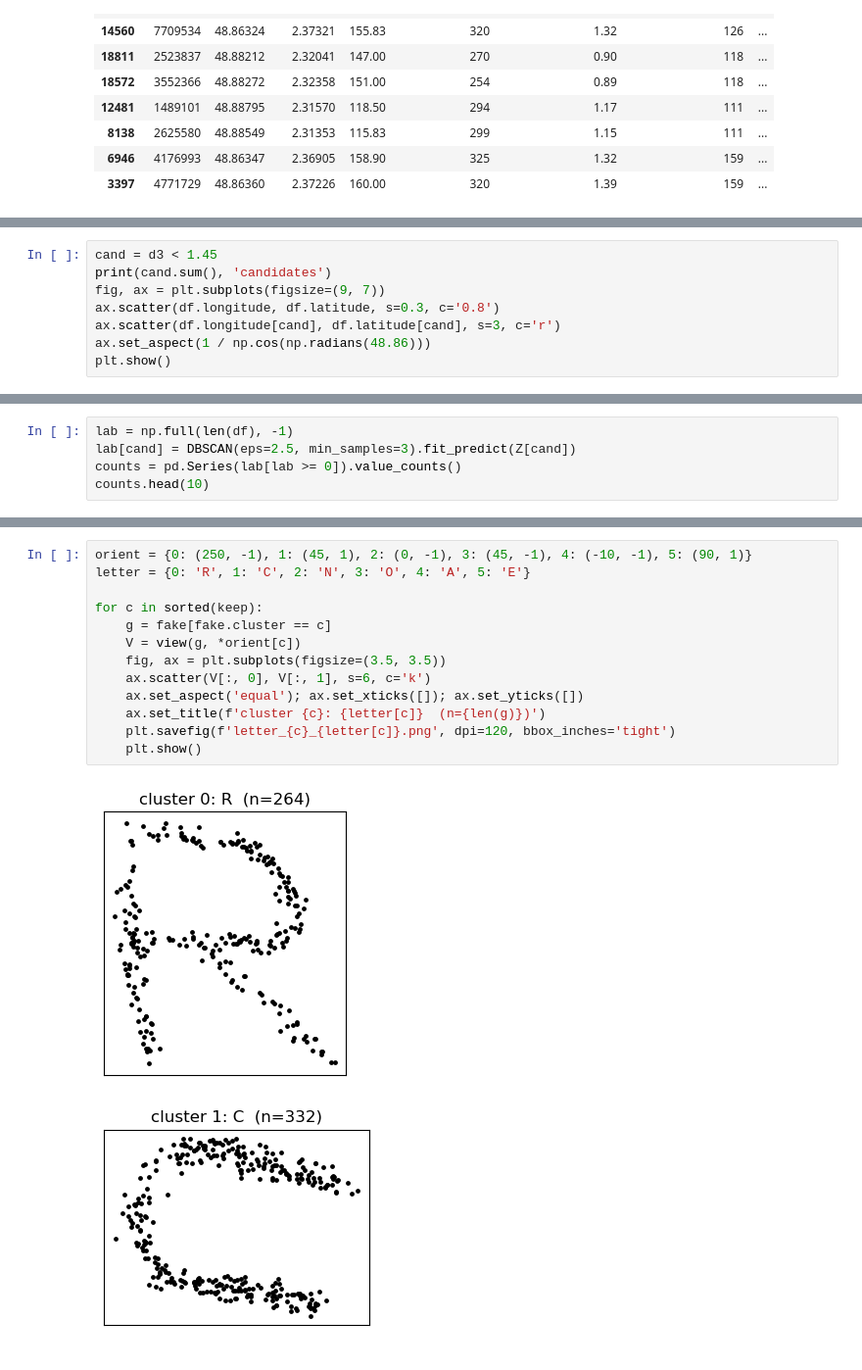
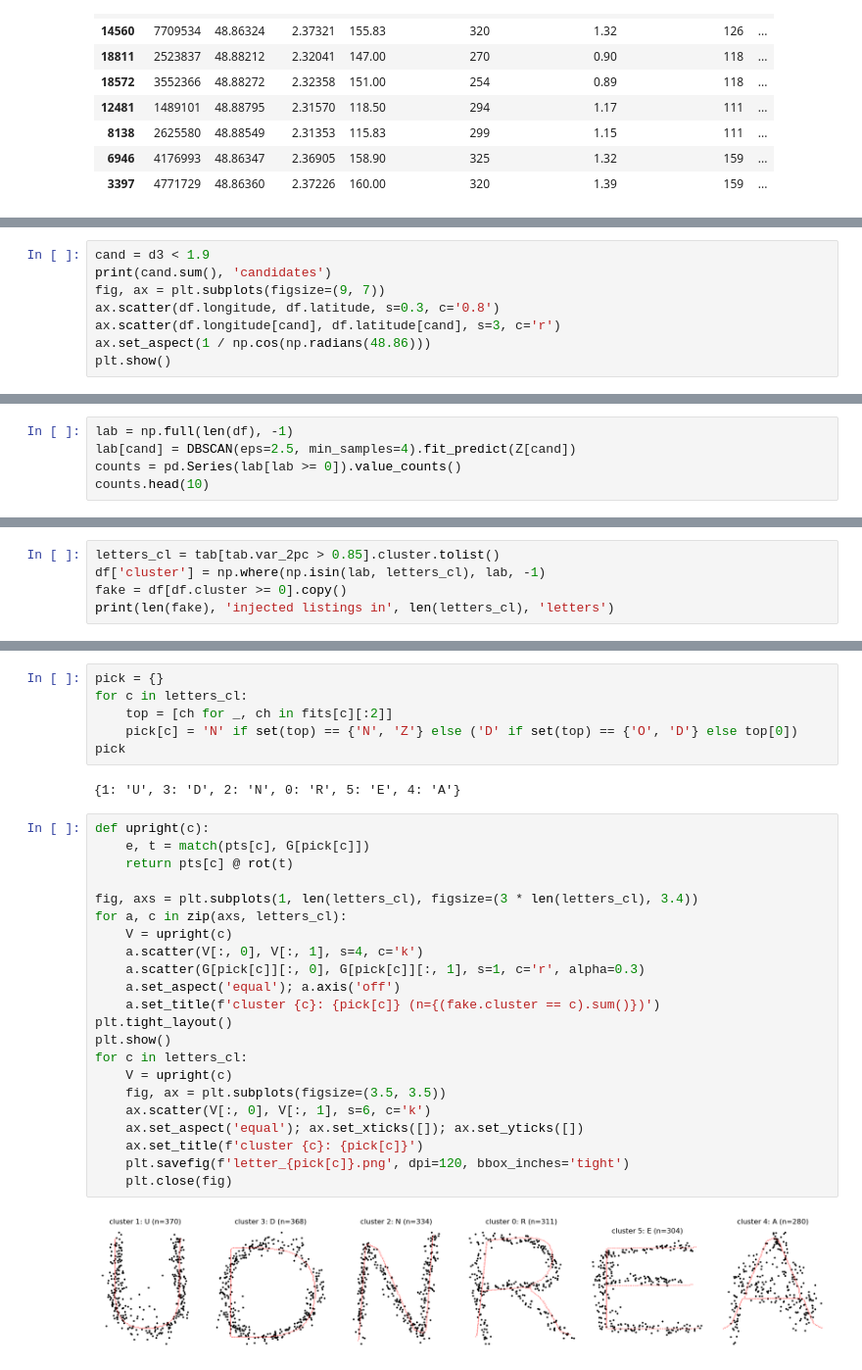
Before and after one commit to Nasalciuc/LMML-hacktone-2026, a Jupyter notebook: 25 France/01 Point par point/point_par_point.ipynb, the cells around one changed output, grey strips where cells are left out. Shown at 98% size. Saved outputs shown, nothing was run; the diff lists cells and outputs as text.

Commit message:
France: letters refit

```diff
--- a/25 France/01 Point par point/point_par_point.ipynb
+++ b/25 France/01 Point par point/point_par_point.ipynb
@@ -122,5 +123,5 @@ Clearly bimodal. Everything left of the valley (1.45) is a candidate.
 # %%
-cand = d3 < 1.45
+cand = d3 < 1.9
 print(cand.sum(), 'candidates')
 fig, ax = plt.subplots(figsize=(9, 7))
 ax.scatter(df.longitude, df.latitude, s=0.3, c='0.8')
@@ -135,6 +136,6 @@ On the map the candidates overlap into a tangle, so the letters are not drawn in
 # %%
 lab = np.full(len(df), -1)
-lab[cand] = DBSCAN(eps=2.5, min_samples=3).fit_predict(Z[cand])
+lab[cand] = DBSCAN(eps=2.5, min_samples=4).fit_predict(Z[cand])
 counts = pd.Series(lab[lab >= 0]).value_counts()
 counts.head(10)
 # %% [output]
@@ -201,0 +176,5 @@ plt.show()
+# %%
+letters_cl = tab[tab.var_2pc > 0.85].cluster.tolist()
+df['cluster'] = np.where(np.isin(lab, letters_cl), lab, -1)
+fake = df[df.cluster >= 0].copy()
+print(len(fake), 'injected listings in', len(letters_cl), 'letters')
@@ -202,16 +235,32 @@ plt.show()
+# %%
+pick = {}
+for c in letters_cl:
+    top = [ch for _, ch in fits[c][:2]]
+    pick[c] = 'N' if set(top) == {'N', 'Z'} else ('D' if set(top) == {'O', 'D'} else top[0])
+pick
+# %% [output]
+{1: 'U', 3: 'D', 2: 'N', 0: 'R', 5: 'E', 4: 'A'}
 # %%
-orient = {0: (250, -1), 1: (45, 1), 2: (0, -1), 3: (45, -1), 4: (-10, -1), 5: (90, 1)}
-letter = {0: 'R', 1: 'C', 2: 'N', 3: 'O', 4: 'A', 5: 'E'}
+def upright(c):
+    e, t = match(pts[c], G[pick[c]])
+    return pts[c] @ rot(t)
 
-for c in sorted(keep):
-    g = fake[fake.cluster == c]
-    V = view(g, *orient[c])
+fig, axs = plt.subplots(1, len(letters_cl), figsize=(3 * len(letters_cl), 3.4))
+for a, c in zip(axs, letters_cl):
+    V = upright(c)
+    a.scatter(V[:, 0], V[:, 1], s=4, c='k')
+    a.scatter(G[pick[c]][:, 0], G[pick[c]][:, 1], s=1, c='r', alpha=0.3)
+    a.set_aspect('equal'); a.axis('off')
+    a.set_title(f'cluster {c}: {pick[c]} (n={(fake.cluster == c).sum()})')
+plt.tight_layout()
+plt.show()
+for c in letters_cl:
+    V = upright(c)
     fig, ax = plt.subplots(figsize=(3.5, 3.5))
     ax.scatter(V[:, 0], V[:, 1], s=6, c='k')
     ax.set_aspect('equal'); ax.set_xticks([]); ax.set_yticks([])
-    ax.set_title(f'cluster {c}: {letter[c]}  (n={len(g)})')
-    plt.savefig(f'letter_{c}_{letter[c]}.png', dpi=120, bbox_inches='tight')
-    plt.show()
+    ax.set_title(f'cluster {c}: {pick[c]}')
+    plt.savefig(f'letter_{pick[c]}.png', dpi=120, bbox_inches='tight')
+    plt.close(fig)
 # %% [output]
-[figure, old version]
+[figure, new version]
-[figure, removed]
```
Also changed, not shown: parts of 22 cells of this notebook, 15 other files.
